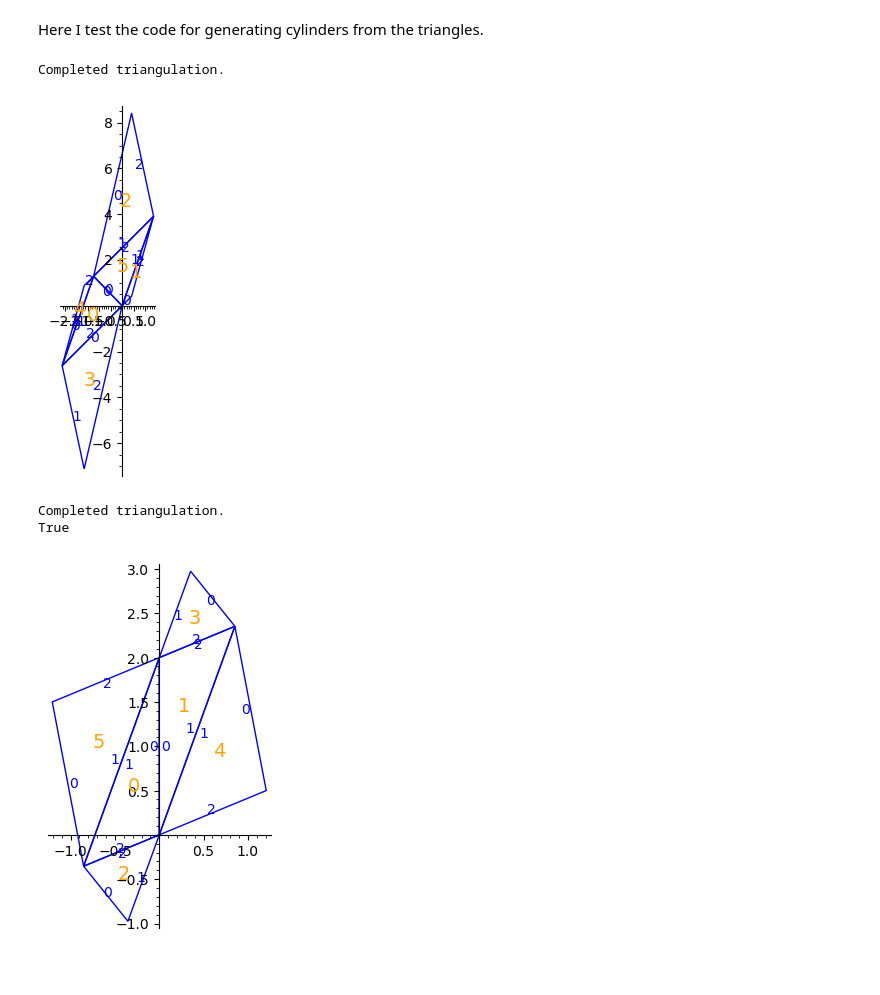
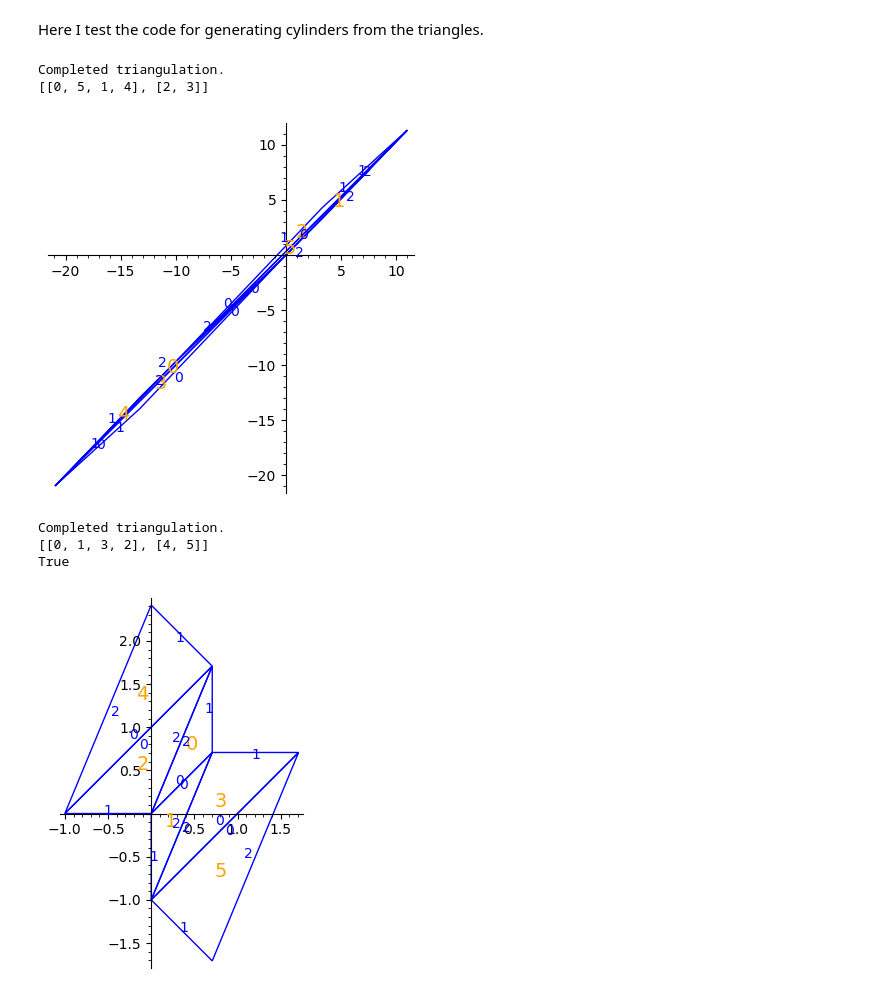
Before and after one commit to sfreedman67/samsurf, a Jupyter notebook: bowman/testing_cyl_ref.ipynb, the cells around one changed output. Cells and saved outputs as stored; diff of their text form; code cells hidden in the pictures.

```diff
--- a/bowman/testing_cyl_ref.ipynb
+++ b/bowman/testing_cyl_ref.ipynb
@@ -8,12 +8,13 @@ from sage.all import *
 # %%
 X = trin.Triangulation.ronen_l(44)
 d = vector([1, 1])
-Y = X.make_directional_triangulation(d)
-#print(X.is_delaunay)
+Y, cyls = X.make_directional_triangulation(d)
+print(cyls)
 Y.plot()
 # %% [output]
 Completed triangulation.
+[[0, 5, 1, 4], [2, 3]]
-[figure, old version]
+[figure, new version]
 # %%
 X = trin.Triangulation.regular_octagon()
 k = QuadraticField(2)
@@ -21,13 +22,15 @@ sqrt2 = k.gen()
 d = vector([0, 1])
 d1=vector([1 / sqrt2, 1 / sqrt2])
 d2 = vector([-1 -1 / sqrt2, -1 / sqrt2])
-Y = X.make_directional_triangulation(d2)
+Y, cyls = X.make_directional_triangulation(d1)
+print(cyls)
 print(X.is_delaunay)
 Y.plot()
 # %% [output]
 Completed triangulation.
+[[0, 1, 3, 2], [4, 5]]
 True
-[figure, old version]
+[figure, new version]
 # %%
 X = trin.Triangulation.mcmullen_l(2, 2)
 d = vector([2, 2])
```
Also changed, not shown: parts of 2 cells of this notebook, 1 other file.
